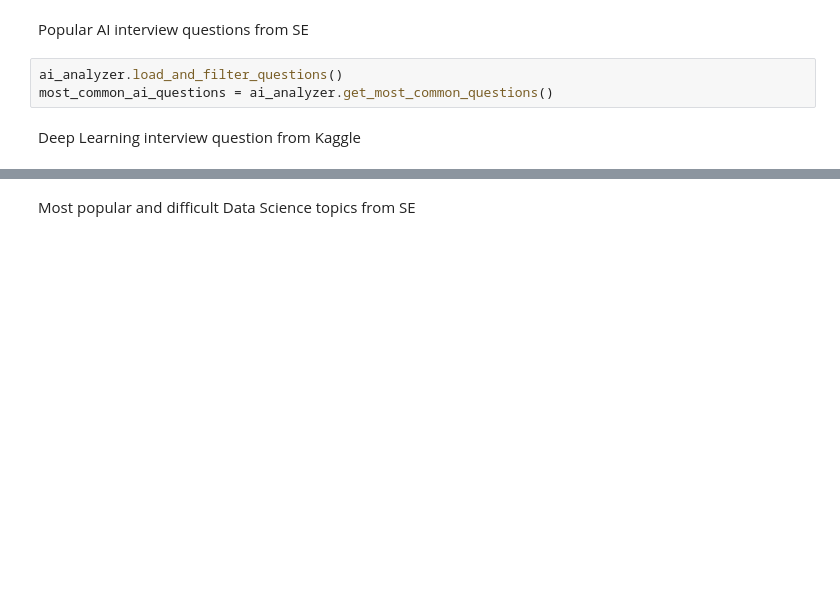
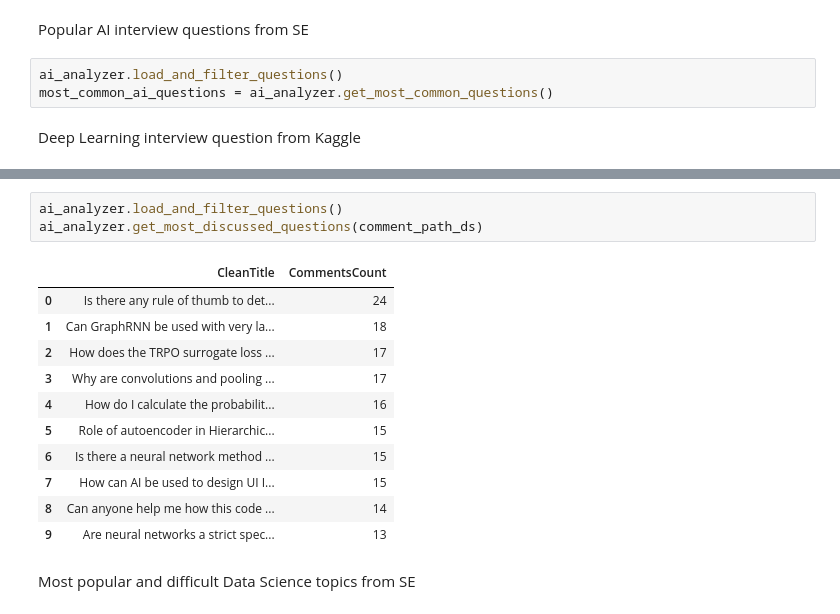
Before and after one commit to KarinaTiurina/dprpy_datascience_research, a Jupyter notebook: Results.ipynb, the cells around one changed output, grey strips where cells are left out. Drawn from its saved outputs; the diff is of its cells as text; blank space fills up the shorter version.

```diff
--- a/Results.ipynb
+++ b/Results.ipynb
@@ -82,2 +95,17 @@ FileNotFoundError: [Errno 2] No such file or directory: 'ds.kaggle/deeplearning_
+# %%
+ai_analyzer.load_and_filter_questions()
+ai_analyzer.get_most_discussed_questions(comment_path_ds)
+# %% [output]
+|  | CleanTitle | CommentsCount |
+| 0 | Is there any rule of thumb to det... | 24 |
+| 1 | Can GraphRNN be used with very la... | 18 |
+| 2 | How does the TRPO surrogate loss ... | 17 |
+| 3 | Why are convolutions and pooling ... | 17 |
+| 4 | How do I calculate the probabilit... | 16 |
+| 5 | Role of autoencoder in Hierarchic... | 15 |
+| 6 | Is there a neural network method ... | 15 |
+| 7 | How can AI be used to design UI I... | 15 |
+| 8 | Can anyone help me how this code ... | 14 |
+| 9 | Are neural networks a strict spec... | 13 |
 # %% [markdown]
 Most popular and difficult Data Science topics from SE
```
Also changed, not shown: parts of 8 cells of this notebook, 5 other files.
